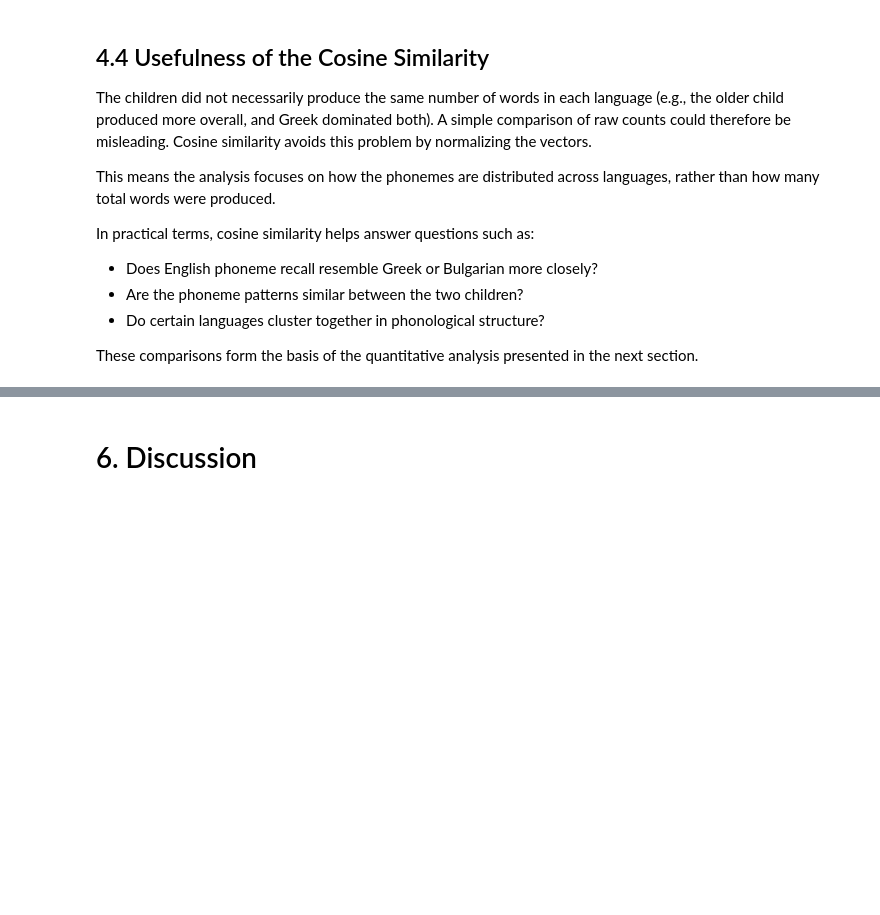
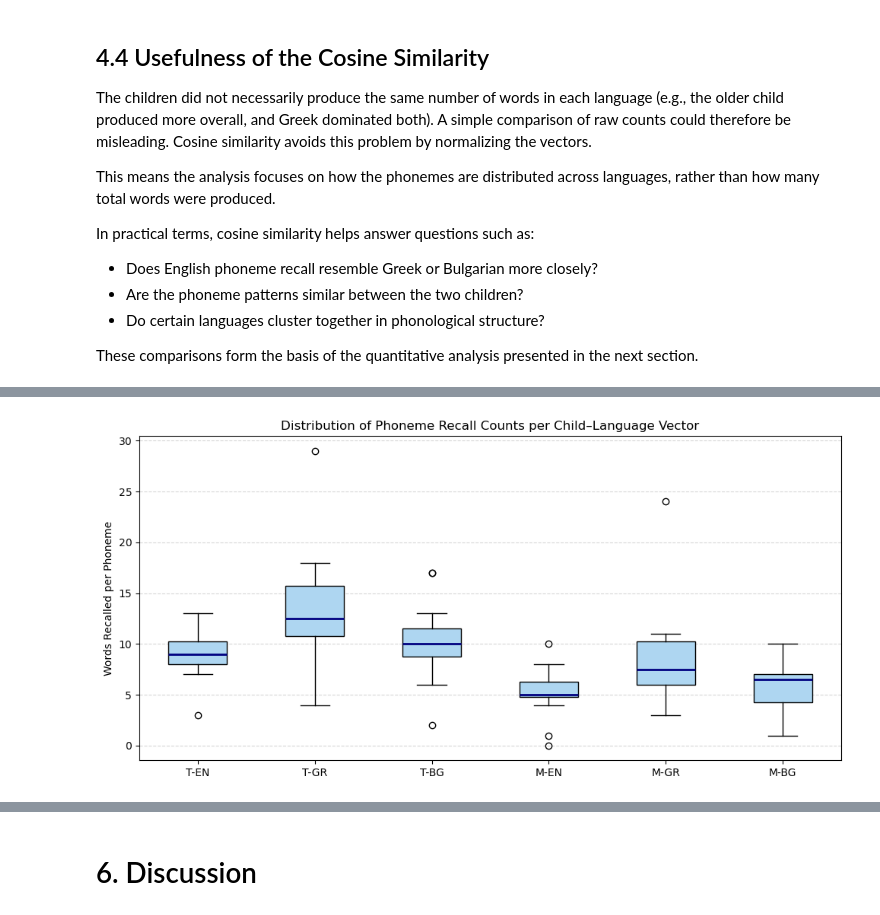
Before and after one commit to Slavena1/SoftUni-Math-for-Devs-Final-Project, a Jupyter notebook: SlavenaProject.ipynb, the cells around one changed output, grey strips where cells are left out. Drawn from its saved outputs; the diff is of its cells as text; code cells hidden in the pictures; blank space fills up the shorter version.

```diff
--- a/SlavenaProject.ipynb
+++ b/SlavenaProject.ipynb
@@ -564,0 +640,17 @@ These comparisons form the basis of the quantitative analysis presented in the n
+# %%
+fig, ax = plt.subplots(figsize=(10, 5))
+ax.boxplot(
+    [v_T_EN, v_T_GR, v_T_BG, v_M_EN, v_M_GR, v_M_BG],
+    tick_labels=['T-EN', 'T-GR', 'T-BG', 'M-EN', 'M-GR', 'M-BG'],
+    patch_artist=True,
+    boxprops=dict(facecolor='#AED6F1'),
+    medianprops=dict(color='navy', linewidth=2)
+)
+ax.set_title('Distribution of Phoneme Recall Counts per Child–Language Vector',
+             fontsize=12)
+ax.set_ylabel('Words Recalled per Phoneme')
+ax.grid(axis='y', linestyle='--', alpha=0.5)
+plt.tight_layout()
+plt.show()
+# %% [output]
+[figure, added]
```
Also changed, not shown: parts of 9 cells of this notebook.
